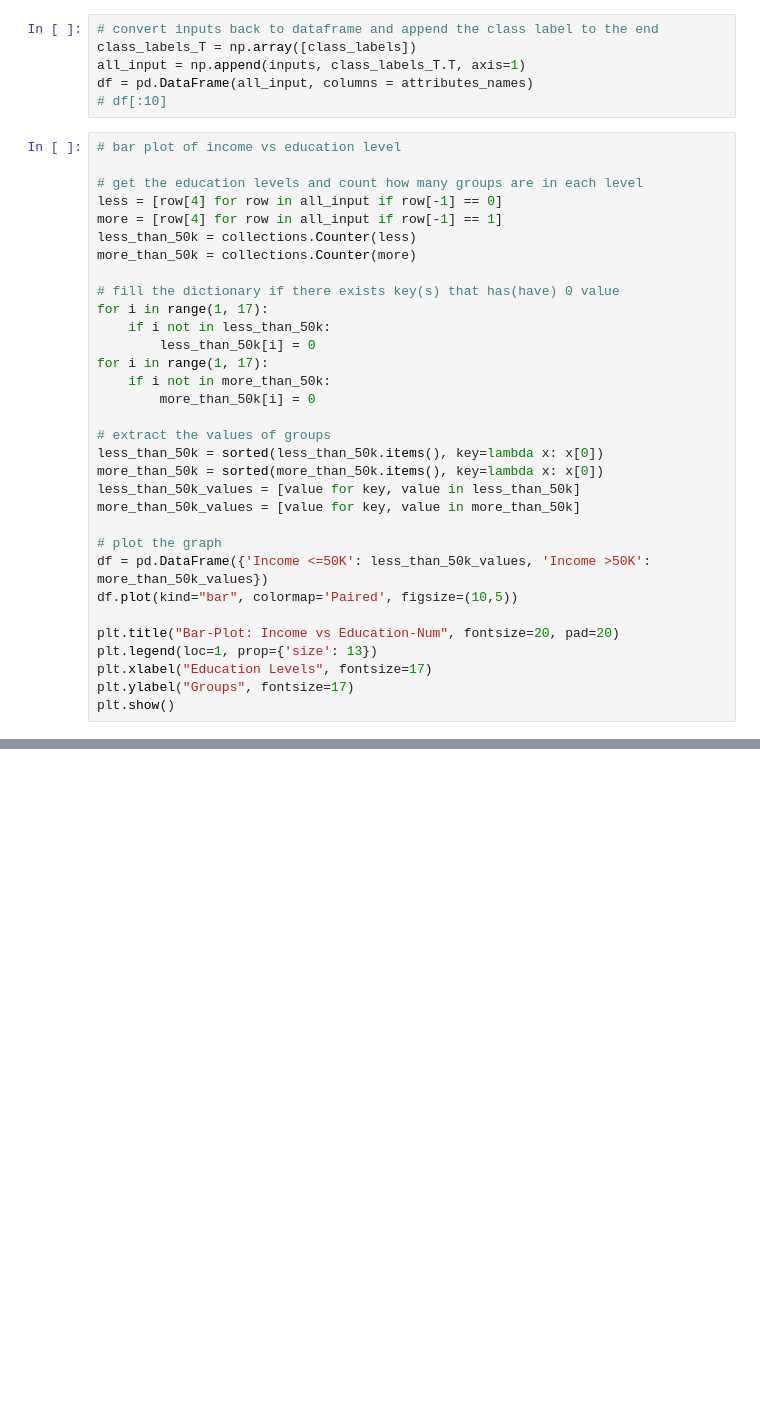
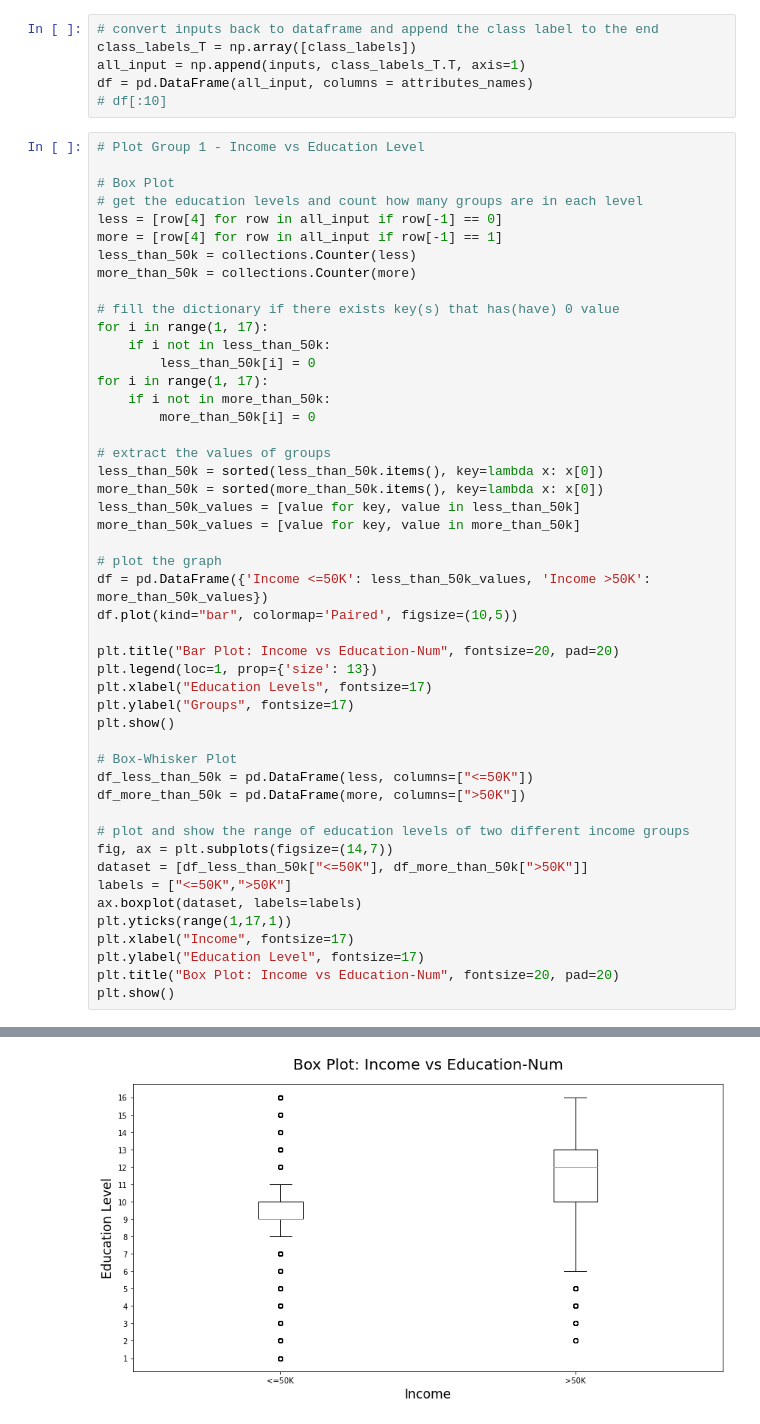
Before and after one commit to wzheng41/CSE578-Data-Visualization, a Jupyter notebook: main.ipynb, the cells around one changed output, grey strips where cells are left out. Saved outputs shown, nothing was run; the diff lists cells and outputs as text; blank space fills up the shorter version.

Commit message:
Added Box-Whisker Plot

```diff
--- a/main.ipynb
+++ b/main.ipynb
@@ -68,36 +68,53 @@ all_input = np.append(inputs, class_labels_T.T, axis=1)
 df = pd.DataFrame(all_input, columns = attributes_names)
 # df[:10]
 # %%
-# bar plot of income vs education level
+# Plot Group 1 - Income vs Education Level
 
+# Box Plot
 # get the education levels and count how many groups are in each level
 less = [row[4] for row in all_input if row[-1] == 0]
 more = [row[4] for row in all_input if row[-1] == 1]
 less_than_50k = collections.Counter(less)
 more_than_50k = collections.Counter(more)
 
 # fill the dictionary if there exists key(s) that has(have) 0 value
 for i in range(1, 17):
     if i not in less_than_50k:
         less_than_50k[i] = 0
 for i in range(1, 17):
     if i not in more_than_50k:
         more_than_50k[i] = 0
 
 # extract the values of groups
 less_than_50k = sorted(less_than_50k.items(), key=lambda x: x[0])
 more_than_50k = sorted(more_than_50k.items(), key=lambda x: x[0])
 less_than_50k_values = [value for key, value in less_than_50k]
 more_than_50k_values = [value for key, value in more_than_50k]
 
 # plot the graph
 df = pd.DataFrame({'Income <=50K': less_than_50k_values, 'Income >50K': more_than_50k_values})
 df.plot(kind="bar", colormap='Paired', figsize=(10,5))
 
-plt.title("Bar-Plot: Income vs Education-Num", fontsize=20, pad=20)
+plt.title("Bar Plot: Income vs Education-Num", fontsize=20, pad=20)
 plt.legend(loc=1, prop={'size': 13})
 plt.xlabel("Education Levels", fontsize=17)
 plt.ylabel("Groups", fontsize=17)
 plt.show()
+
+# Box-Whisker Plot
+df_less_than_50k = pd.DataFrame(less, columns=["<=50K"])
+df_more_than_50k = pd.DataFrame(more, columns=[">50K"])
+
+# plot and show the range of education levels of two different income groups
+fig, ax = plt.subplots(figsize=(14,7))
+dataset = [df_less_than_50k["<=50K"], df_more_than_50k[">50K"]]
+labels = ["<=50K",">50K"]
+ax.boxplot(dataset, labels=labels)
+plt.yticks(range(1,17,1))
+plt.xlabel("Income", fontsize=17)
+plt.ylabel("Education Level", fontsize=17)
+plt.title("Box Plot: Income vs Education-Num", fontsize=20, pad=20)
+plt.show()
 # %% [output]
 [figure]
+[figure, added]
```
Also changed, not shown: 1 other file.
